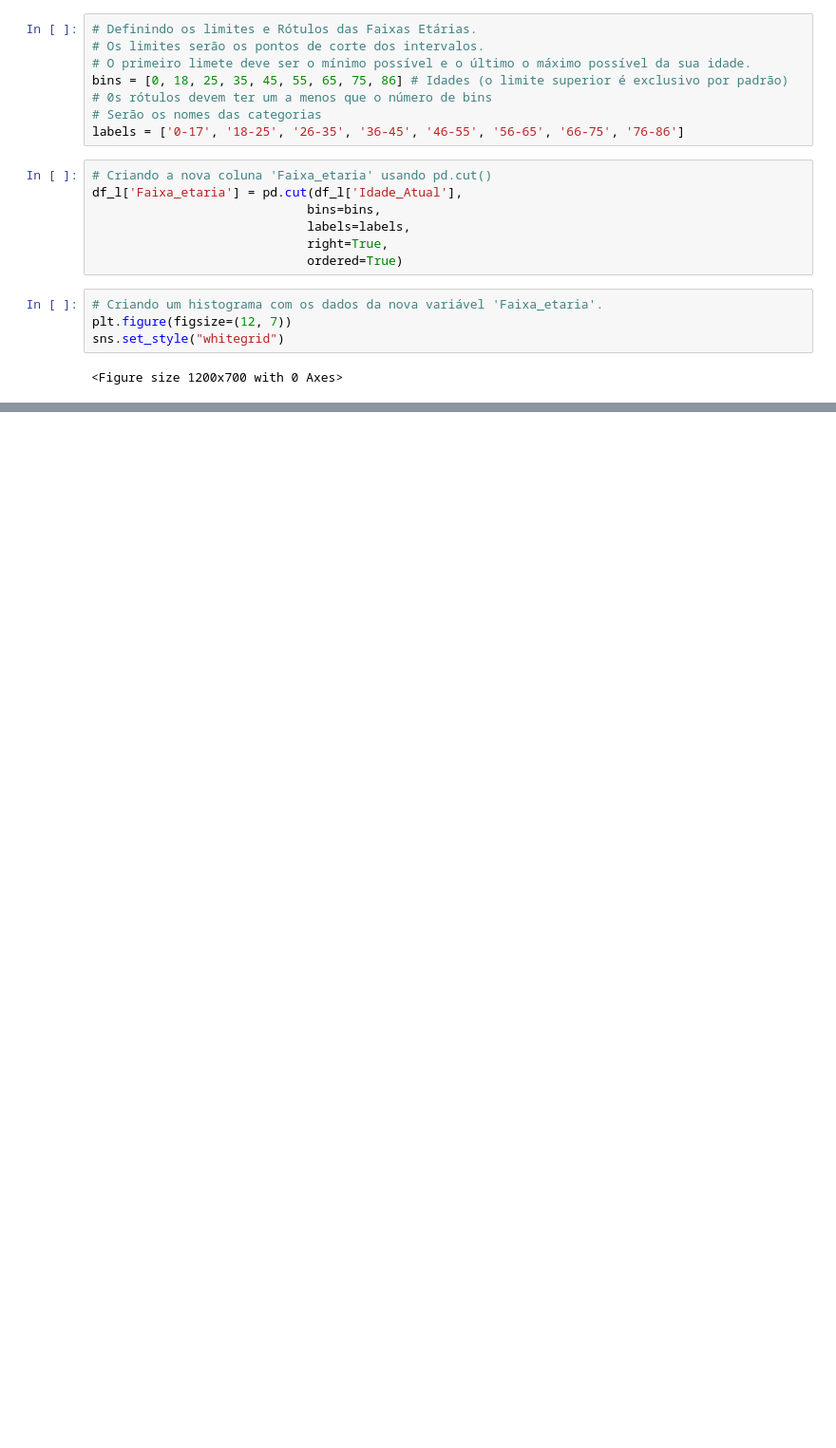
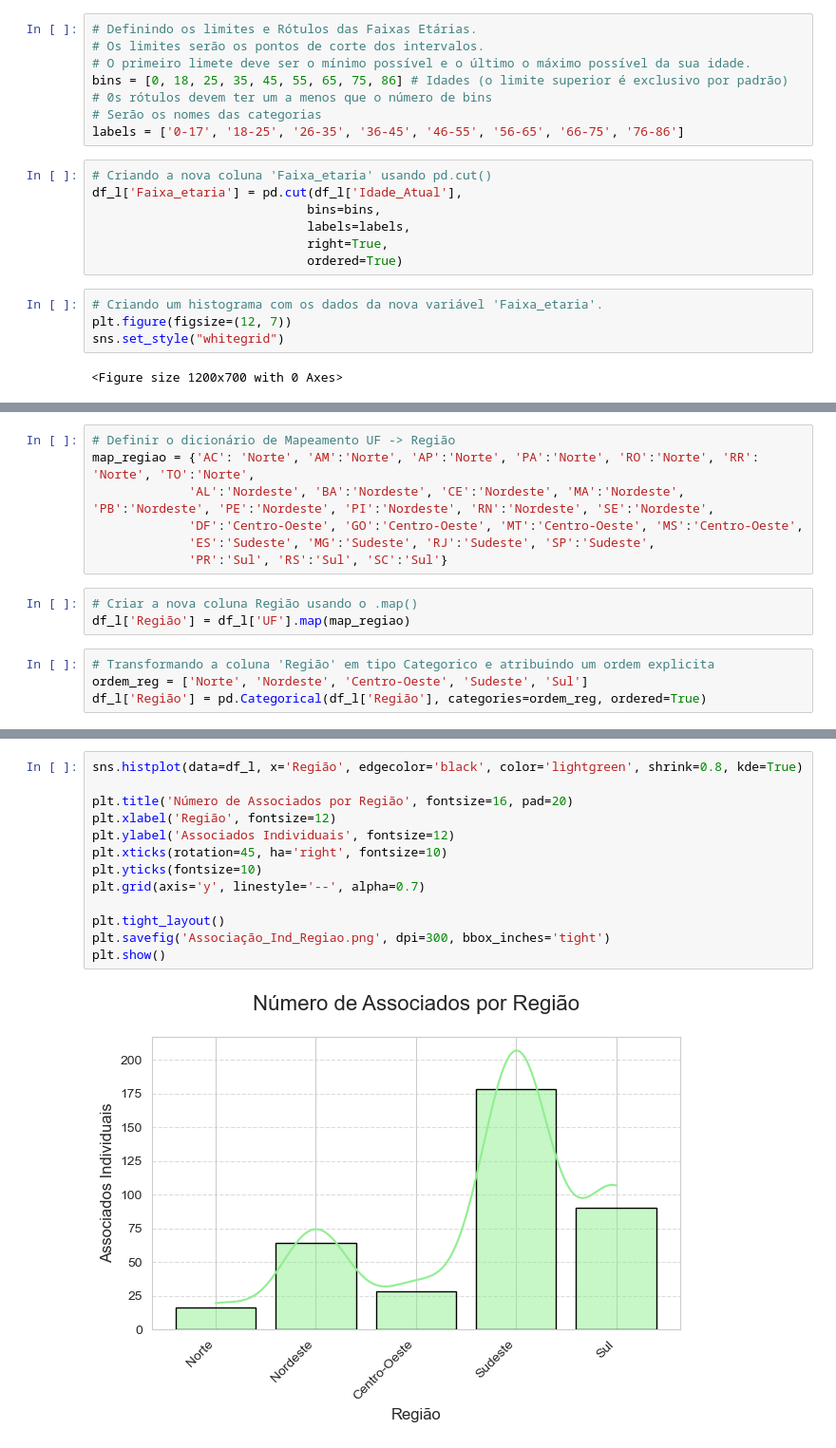
Before and after one commit to leojutsu/estagio_abed, a Jupyter notebook: assoc.individual.ipynb, the cells around one changed output, grey strips where cells are left out. Shown: that part at 95% size. Drawn from its saved outputs; the diff is of its cells as text; blank space fills up the shorter version.

```diff
--- a/assoc.individual.ipynb
+++ b/assoc.individual.ipynb
@@ -206,0 +151,14 @@ plt.savefig('Distribuição_Associado_ABED.png', dpi=300, bbox_inches='tight')
+# %%
+# Definir o dicionário de Mapeamento UF -> Região
+map_regiao = {'AC': 'Norte', 'AM':'Norte', 'AP':'Norte', 'PA':'Norte', 'RO':'Norte', 'RR': 'Norte', 'TO':'Norte',
+             'AL':'Nordeste', 'BA':'Nordeste', 'CE':'Nordeste', 'MA':'Nordeste', 'PB':'Nordeste', 'PE':'Nordeste', 'PI':'Nordeste', 'RN':'Nordeste', 'SE':'Nordeste',
+             'DF':'Centro-Oeste', 'GO':'Centro-Oeste', 'MT':'Centro-Oeste', 'MS':'Centro-Oeste',
+             'ES':'Sudeste', 'MG':'Sudeste', 'RJ':'Sudeste', 'SP':'Sudeste',
+             'PR':'Sul', 'RS':'Sul', 'SC':'Sul'}
+# %%
+# Criar a nova coluna Região usando o .map()
+df_l['Região'] = df_l['UF'].map(map_regiao)
+# %%
+# Transformando a coluna 'Região' em tipo Categorico e atribuindo um ordem explicita
+ordem_reg = ['Norte', 'Nordeste', 'Centro-Oeste', 'Sudeste', 'Sul']
+df_l['Região'] = pd.Categorical(df_l['Região'], categories=ordem_reg, ordered=True)
@@ -206,0 +175,15 @@ plt.savefig('Distribuição_Associado_ABED.png', dpi=300, bbox_inches='tight')
+# %%
+sns.histplot(data=df_l, x='Região', edgecolor='black', color='lightgreen', shrink=0.8, kde=True)
+
+plt.title('Número de Associados por Região', fontsize=16, pad=20)
+plt.xlabel('Região', fontsize=12)
+plt.ylabel('Associados Individuais', fontsize=12)
+plt.xticks(rotation=45, ha='right', fontsize=10)
+plt.yticks(fontsize=10)
+plt.grid(axis='y', linestyle='--', alpha=0.7)
+
+plt.tight_layout()
+plt.savefig('Associação_Ind_Regiao.png', dpi=300, bbox_inches='tight')
+plt.show()
+# %% [output]
+[figure, added]
```
Also changed, not shown: parts of 18 cells of this notebook.
